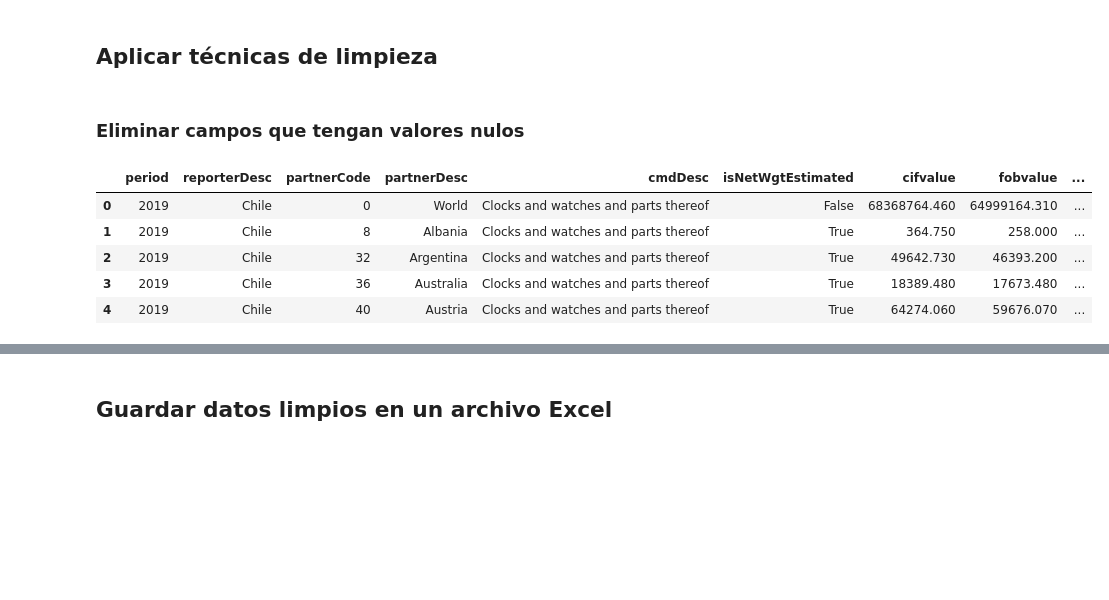
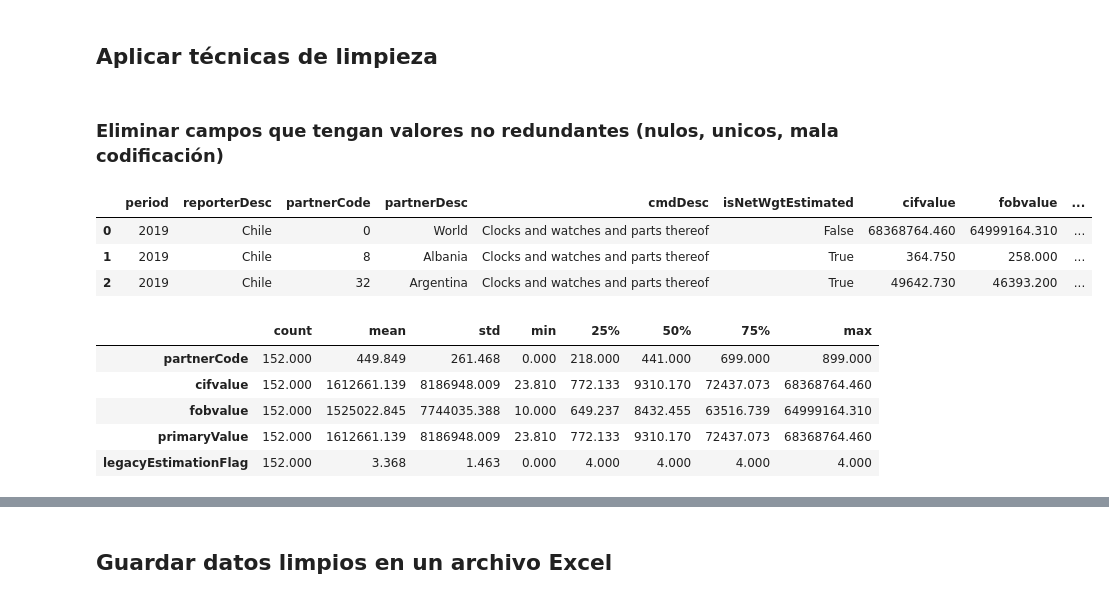
Before and after one commit to GenoKiller777/PythonVarios, a Jupyter notebook: Actividad_Caso__API__UN__Comtrade_DarwinJoanPerezAvendano.ipynb, the cells around one changed output, grey strips where cells are left out. Saved outputs shown, nothing was run; the diff lists cells and outputs as text; code cells hidden in the pictures; blank space fills up the shorter version.

```diff
--- a/Actividad_Caso__API__UN__Comtrade_DarwinJoanPerezAvendano.ipynb
+++ b/Actividad_Caso__API__UN__Comtrade_DarwinJoanPerezAvendano.ipynb
@@ -430,7 +430,7 @@ sns.scatterplot(data = comtrade_cl, x = 'cifvalue', y = 'primaryValue',ax=axs[2]
 # %% [markdown]
 ## Aplicar técnicas de limpieza
 # %% [markdown]
-### Eliminar campos que tengan valores nulos
+### Eliminar campos que tengan valores no redundantes (nulos, unicos, mala codificación)
 # %%
 del comtrade_cl['typeCode'] #Un solo valor
 del comtrade_cl['freqCode'] #Un solo valor
@@ -470,11 +470,9 @@ del comtrade_cl['isAggregate'] #Un solo valor
 del comtrade_cl['altQtyUnitAbbr'] #Relleno de NaN
 del comtrade_cl['isGrossWgtEstimated'] #Relleno de un valor unico
 # %%
-comtrade_cl.head(5)
+comtrade_cl.head(3)
 # %% [output]
 |  | period | reporterDesc | partnerCode | partnerDesc | cmdDesc | isNetWgtEstimated | cifvalue | fobvalue | ... |
 | 0 | 2019 | Chile | 0 | World | Clocks and watches and parts thereof | False | 68368764.460 | 64999164.310 | ... |
 | 1 | 2019 | Chile | 8 | Albania | Clocks and watches and parts thereof | True | 364.750 | 258.000 | ... |
 | 2 | 2019 | Chile | 32 | Argentina | Clocks and watches and parts thereof | True | 49642.730 | 46393.200 | ... |
-| 3 | 2019 | Chile | 36 | Australia | Clocks and watches and parts thereof | True | 18389.480 | 17673.480 | ... |
-| 4 | 2019 | Chile | 40 | Austria | Clocks and watches and parts thereof | True | 64274.060 | 59676.070 | ... |
@@ -480,0 +483,9 @@ comtrade_cl.head(5)
+# %%
+comtrade_cl.describe().T
+# %% [output]
+|  | count | mean | std | min | 25% | 50% | 75% | max |
+| partnerCode | 152.000 | 449.849 | 261.468 | 0.000 | 218.000 | 441.000 | 699.000 | 899.000 |
+| cifvalue | 152.000 | 1612661.139 | 8186948.009 | 23.810 | 772.133 | 9310.170 | 72437.073 | 68368764.460 |
+| fobvalue | 152.000 | 1525022.845 | 7744035.388 | 10.000 | 649.237 | 8432.455 | 63516.739 | 64999164.310 |
+| primaryValue | 152.000 | 1612661.139 | 8186948.009 | 23.810 | 772.133 | 9310.170 | 72437.073 | 68368764.460 |
+| legacyEstimationFlag | 152.000 | 3.368 | 1.463 | 0.000 | 4.000 | 4.000 | 4.000 | 4.000 |
```
Also changed, not shown: parts of 7 cells of this notebook.
